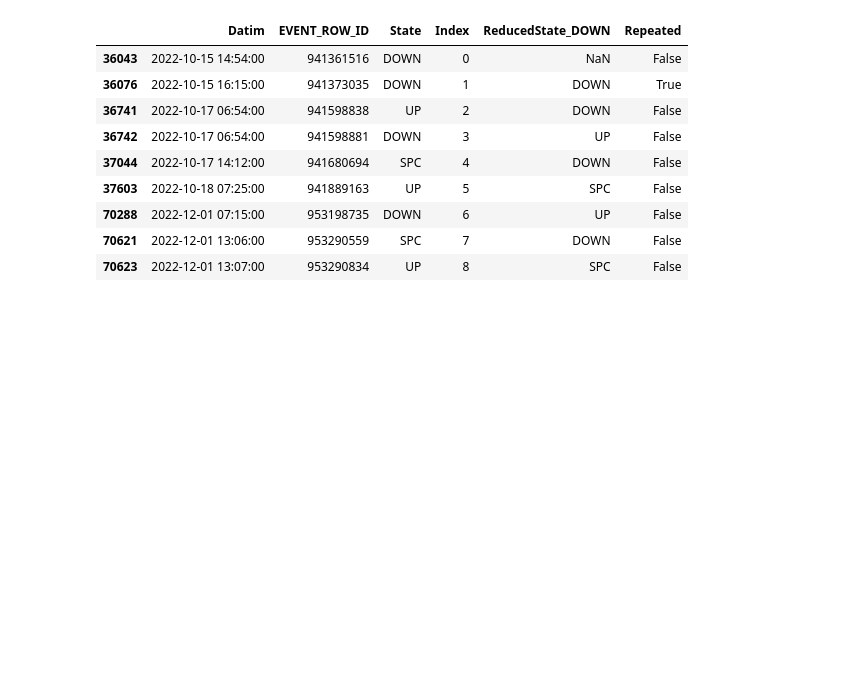
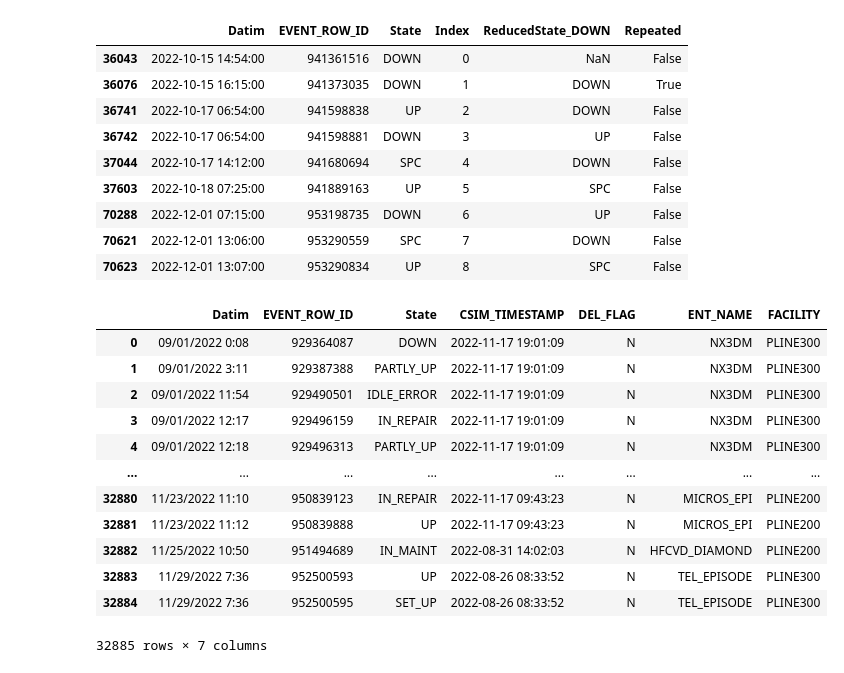
Before and after one commit to fr4nc1sj0hn/PMOPS, a Jupyter notebook: Clean Copy.ipynb, the cells around one changed output. Cells and saved outputs as stored; diff of their text form; code cells hidden in the pictures; blank space fills up the shorter version.

```diff
--- a/Clean Copy.ipynb
+++ b/Clean Copy.ipynb
@@ -1176,3 +1176,58 @@ tool_states[tool_states["fo_row_id"] == 9011]
 | 70288 | 2022-12-01 07:15:00 | 953198735 | DOWN | 6 | UP | False |
 | 70621 | 2022-12-01 13:06:00 | 953290559 | SPC | 7 | DOWN | False |
 | 70623 | 2022-12-01 13:07:00 | 953290834 | UP | 8 | SPC | False |
+# %%
+AllTracks = ["TR1000", "TR1950", "TR1970", "TR2000", "TR3300", "TR3400", "TRDSA", "TRMTM", "TRDUOS"]
+
+def replaceStateValueSPC(row):
+    if ("ILIME" in row["Area"]) and (row["ENT_NAME"] in AllTracks):
+        return row["State"].replace("SPC","UP")
+    return  row["State"].replace("SPC","DOWN")
+
+def replaceStateValueOCAP(row):
+    if (row["ENT_NAME"] in AllTracks):
+        return row["State"].replace("OCAP","UP")
+    return  row["State"].replace("OCAP","DOWN")
+# %%
+Tool_states = pd.read_csv("20221125\Tool_States.csv")
+Tools_Parents = pd.read_csv("20221125\Tools_Parents.csv")
+
+
+Expanded_Tools_parents = Tool_states.merge(
+    Tools_Parents,
+    how='inner',
+    left_on = ["fo_row_id"],
+    right_on = ["ROW_ID"],
+    indicator=True
+)
+
+
+Filtered_rows = Expanded_Tools_parents[
+    (Expanded_Tools_parents["ENT_NAME"].notnull())
+    & (Expanded_Tools_parents["ENT_NAME"] != "")
+]
+Filtered_rows["State"] = Filtered_rows.apply(lambda row: replaceStateValueSPC(row),axis=1)
+Filtered_rows["State"] = Filtered_rows.apply(lambda row: replaceStateValueOCAP(row),axis=1)
+
+Removed_Columns = Filtered_rows.drop(columns=[
+    "Area",
+    "fo_row_id",
+    "_merge",
+    "ROW_ID"
+])
+
+Removed_Columns
+# %% [output]
+|  | Datim | EVENT_ROW_ID | State | CSIM_TIMESTAMP | DEL_FLAG | ENT_NAME | FACILITY |
+| 0 | 09/01/2022 0:08 | 929364087 | DOWN | 2022-11-17 19:01:09 | N | NX3DM | PLINE300 |
+| 1 | 09/01/2022 3:11 | 929387388 | PARTLY_UP | 2022-11-17 19:01:09 | N | NX3DM | PLINE300 |
+| 2 | 09/01/2022 11:54 | 929490501 | IDLE_ERROR | 2022-11-17 19:01:09 | N | NX3DM | PLINE300 |
+| 3 | 09/01/2022 12:17 | 929496159 | IN_REPAIR | 2022-11-17 19:01:09 | N | NX3DM | PLINE300 |
+| 4 | 09/01/2022 12:18 | 929496313 | PARTLY_UP | 2022-11-17 19:01:09 | N | NX3DM | PLINE300 |
+| ... | ... | ... | ... | ... | ... | ... | ... |
+| 32880 | 11/23/2022 11:10 | 950839123 | IN_REPAIR | 2022-11-17 09:43:23 | N | MICROS_EPI | PLINE200 |
+| 32881 | 11/23/2022 11:12 | 950839888 | UP | 2022-11-17 09:43:23 | N | MICROS_EPI | PLINE200 |
+| 32882 | 11/25/2022 10:50 | 951494689 | IN_MAINT | 2022-08-31 14:02:03 | N | HFCVD_DIAMOND | PLINE200 |
+| 32883 | 11/29/2022 7:36 | 952500593 | UP | 2022-08-26 08:33:52 | N | TEL_EPISODE | PLINE300 |
+| 32884 | 11/29/2022 7:36 | 952500595 | SET_UP | 2022-08-26 08:33:52 | N | TEL_EPISODE | PLINE300 |
+32885 rows × 7 columns
```
Also changed, not shown: parts of 3 cells of this notebook, 3 other files.
